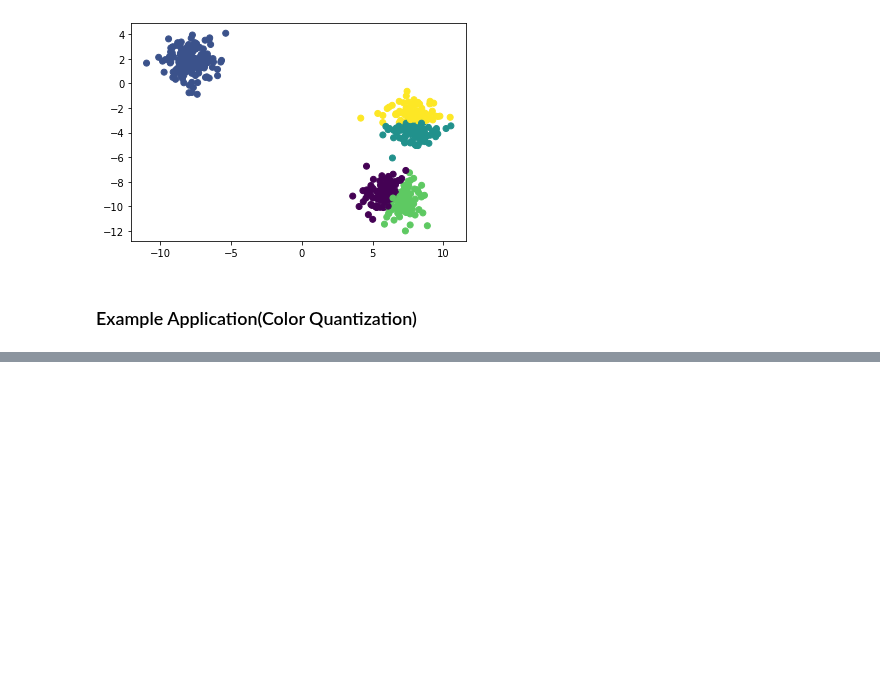
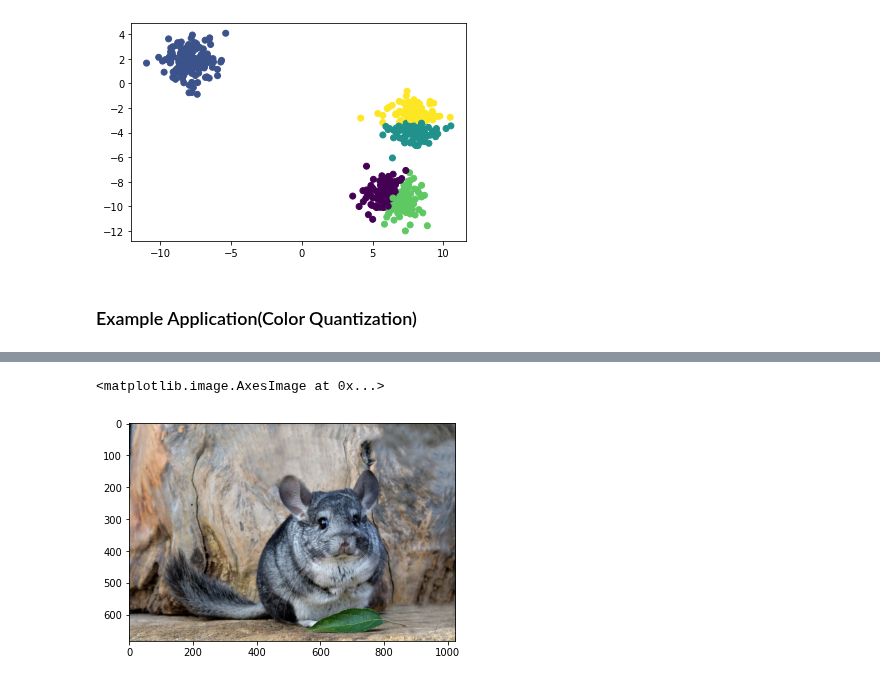
Before and after one commit to Jittiya/DWDM21, a Jupyter notebook: Chap8_Clustering.ipynb, the cells around one changed output, grey strips where cells are left out. Drawn from its saved outputs; the diff is of its cells as text; code cells hidden in the pictures; blank space fills up the shorter version.

```diff
--- a/Chap8_Clustering.ipynb
+++ b/Chap8_Clustering.ipynb
@@ -109,0 +189,5 @@ plt.scatter(X[:,0],X[:,1],c=y_clust)
+# %%
+plt.imshow(RGB_img)
+# %% [output]
+<matplotlib.image.AxesImage at 0x...>
+[figure, added]
```
Also changed, not shown: parts of 19 cells of this notebook.
